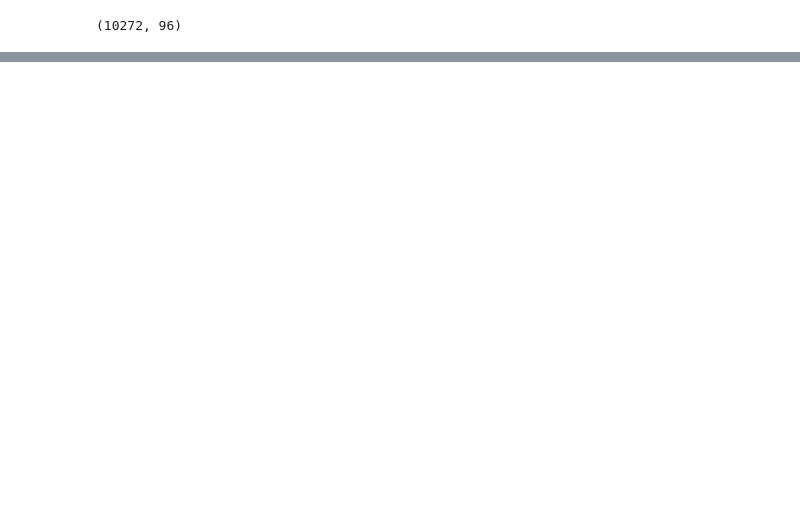
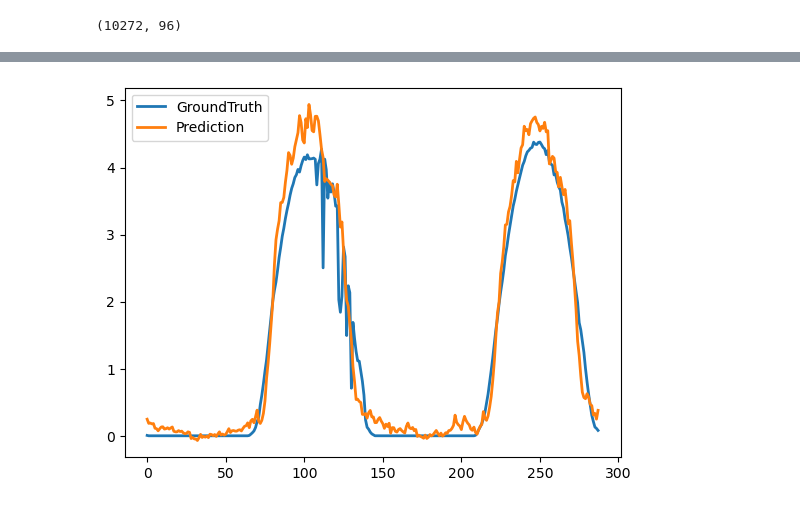
Before and after one commit to tkjUser/solar_tkj_from_patchTST, a Jupyter notebook: Jupyter/solar_FFTransformer.ipynb, the cells around one changed output, grey strips where cells are left out. Saved outputs shown, nothing was run; the diff lists cells and outputs as text; code cells hidden in the pictures; blank space fills up the shorter version.

```diff
--- a/Jupyter/solar_FFTransformer.ipynb
+++ b/Jupyter/solar_FFTransformer.ipynb
@@ -69,0 +74,4 @@ visual(x_true[96,:,-1], x_pred[96,:,-1])
+# %%
+visual(x_true[0:288,0,-1], x_pred[0:288,0,-1])
+# %% [output]
+[figure, added]
```
Also changed, not shown: parts of 16 cells of this notebook, 38 other files.
